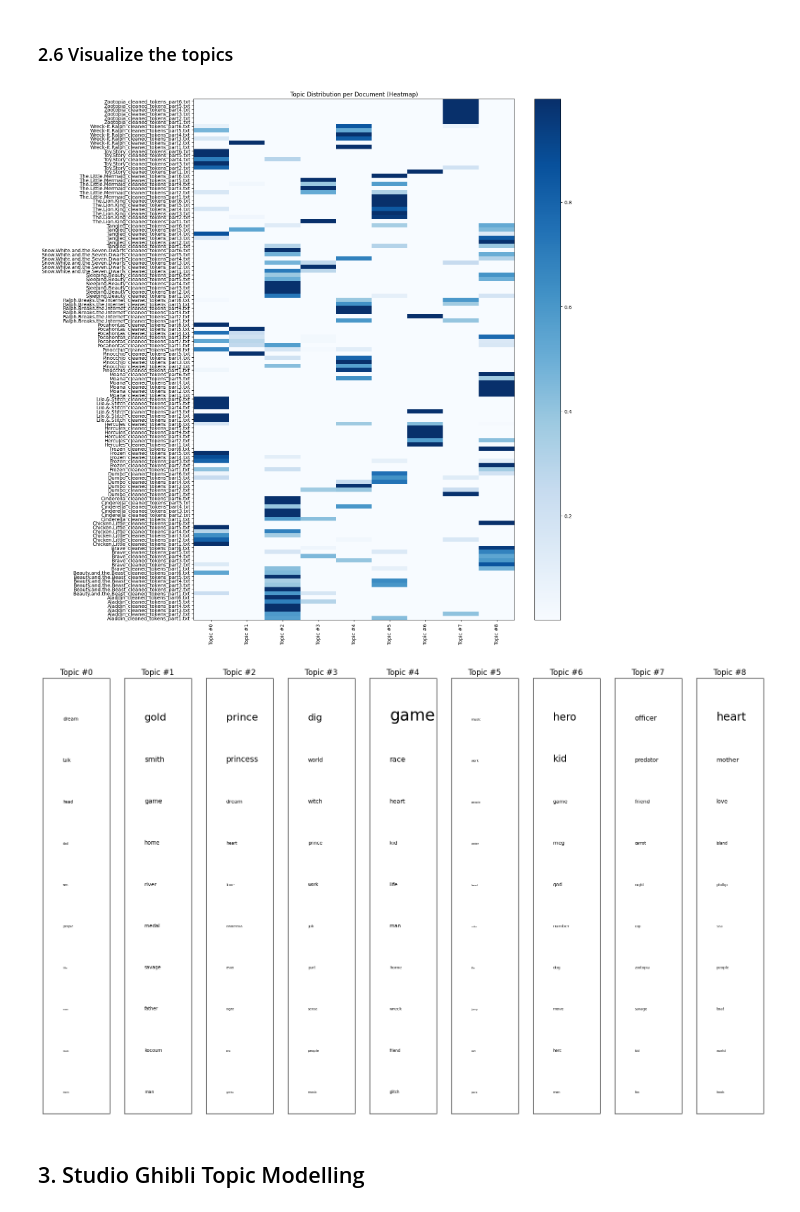
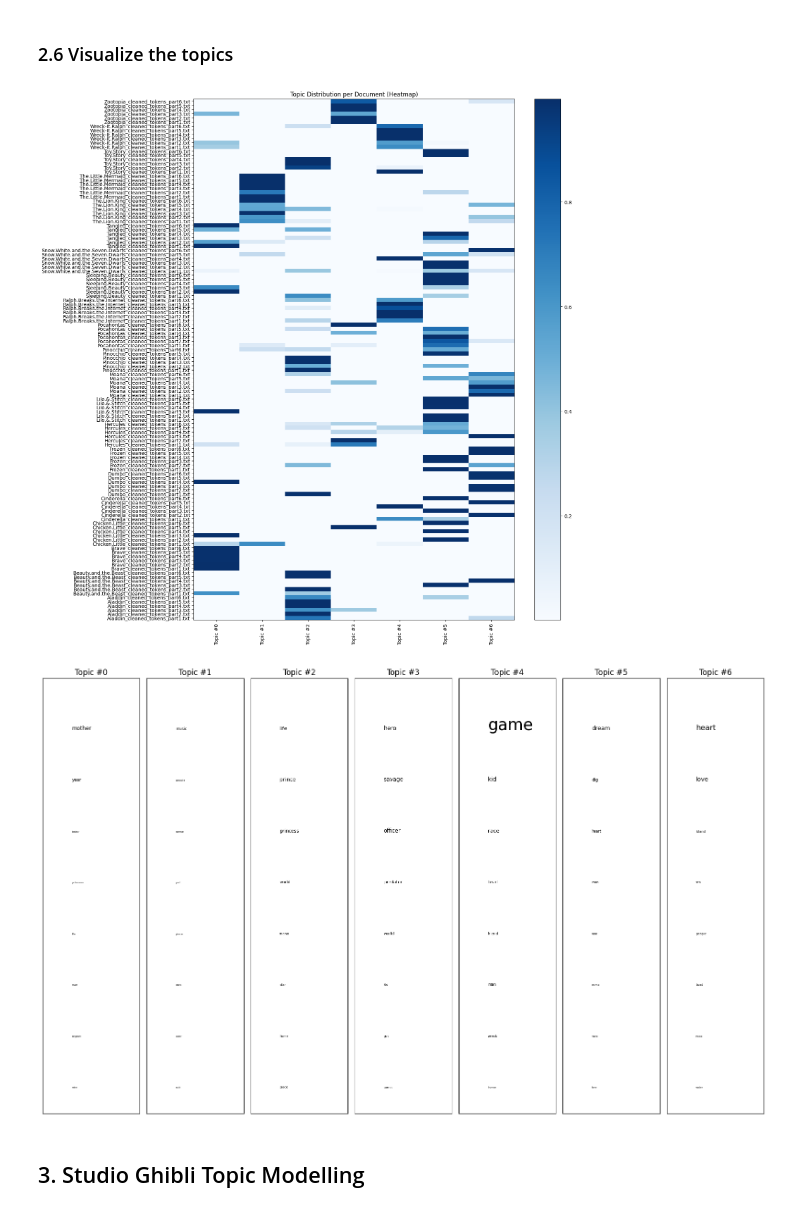
Before and after one commit to anasistac/final_project, a Jupyter notebook: LDA_Topic_Modelling.ipynb, the cells around one changed output. Drawn from its saved outputs; the diff is of its cells as text; code cells hidden in the pictures.

```diff
--- a/LDA_Topic_Modelling.ipynb
+++ b/LDA_Topic_Modelling.ipynb
@@ -74,16 +74,16 @@ The Stopwors are used to remove common words that do not contribute to the meani
 disney_main_characters = {
     "abby_mallard", "aladdin", "andy", "anna", "ariel", "beast", "belle", "bellwether", "blue_fairy",
     "bo_peep", "bogo", "buck_cluck", "bunny", "buzz", "calhoun", "chicken_little", "chip", "clawhauser",
-    "cogsworth", "cobra_bubbles", "david", "duke", "dumbo", "elephant", "elsa", "eric", "felix", "fish",
+    "cogsworth", "cobra_bubbles", "cinderella", "david", "duke", "dumbo", "elephant", "elsa", "eric", "felix", "fish",
     "flash", "flit", "flounder", "flynn", "gaston", "genie", "geppetto", "gothel", "gramma_tala",
     "grandmother_willow", "hades", "hamm", "hans", "hei_hei", "hercules", "honest_john", "iago", "jafar",
     "jasmine", "jessie", "jiminy", "jiminy_cricket", "john", "john_smith", "judy", "jumba", "knowsmore",
-    "lefou", "lilo", "lumiere", "maximus", "meeko", "megara", "moana", "mr_big", "mrs_jumbo", "mrs_potts",
+    "lefou", "lilo", "lion", "lumiere", "maximus", "meeko", "megara", "moana", "merida", "mr_big", "mrs_jumbo", "mrs_potts",
     "maui", "mufasa", "nakoma", "nala", "nani", "nick", "olaf", "pain", "panic", "pascal", "phil", "pinocchio",
     "pleakley", "pocahontas", "potato_head", "pua", "pumbaa", "rafiki", "ralph", "rapunzel", "ratcliffe",
     "rex", "ringmaster", "runt", "sultan", "scar", "scuttle", "sebastian", "shank", "simba", "slinky",
     "spamley", "stitch", "stromboli", "sven", "tamatoa", "te_fiti", "timothy", "timon", "toy", "triton",
-    "ursula", "vanellope", "woody", "yesss", "zazu", "zeus"
+    "ursula", "vanellope", "woody", "yesss", "zazu", "zeus", "zootopia"
 }
 # %%
 # Stopwords for Studio Ghibli
@@ -228,10 +230,10 @@ Number of unique tokens: 2203
 # %%
 disney_movie_ldamodel = models.ldamodel.LdaModel(
     disney_movie_bow_corpus,
-    num_topics=9,
+    num_topics=7,
     id2word=disney_movie_dictionary,
     passes=40,
-    random_state=42
+    random_state=40
 )
 # %% [markdown]
 ### 2.4 Examine the topics
@@ -341,30 +343,30 @@ plt.title("Topic Distribution per Document (Heatmap)")
 plt.tight_layout()
 plt.show()
 # %% [output]
-[figure, old version]
+[figure, new version]
 # %%
 # Plot top words per topic
 
 disney_fig = plt.figure(figsize=(16, 10))
-num_top_words = 10
+num_top_words = 8
 
 
 topic2top_words = dict(disney_movie_ldamodel.show_topics(formatted=False, num_words=num_top_words))
 fontsize_base = 25 / max([w[0][1] for w in topic2top_words.values()])
 
 for topic, words_shares in topic2top_words.items():
     plt.subplot(1, disney_movie_ldamodel.num_topics, topic + 1)
     plt.ylim(0, num_top_words + 0.5)
     plt.xticks([])
     plt.yticks([])
     plt.title(f'Topic #{topic}')
     for i, (word, share) in enumerate(words_shares):
         plt.text(0.3, num_top_words - i - 0.5, word, fontsize=fontsize_base * share)
 
 plt.tight_layout()
 plt.show()
 # %% [output]
-[figure, old version]
+[figure, new version]
 # %% [markdown]
 ## 3. Studio Ghibli Topic Modelling
 # %% [markdown]
```
Also changed, not shown: parts of 15 cells of this notebook.
